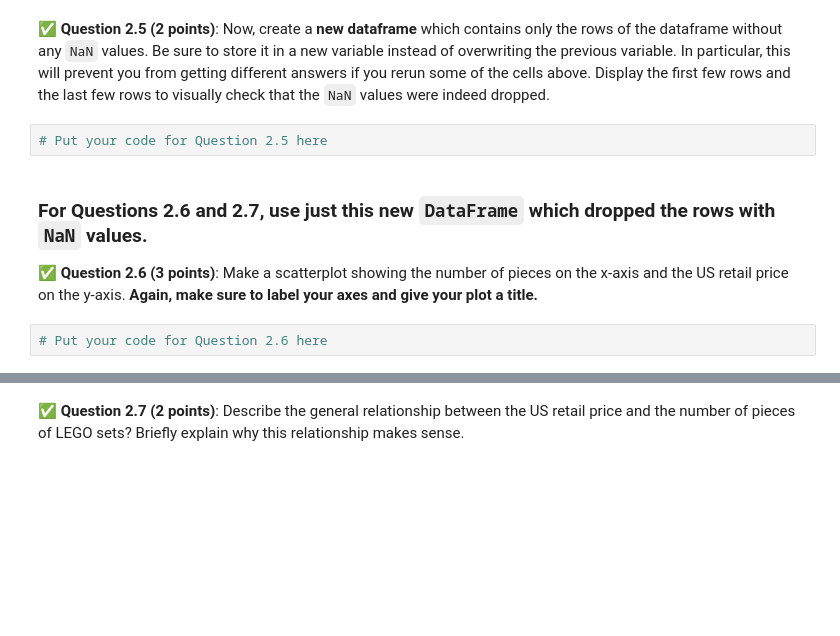
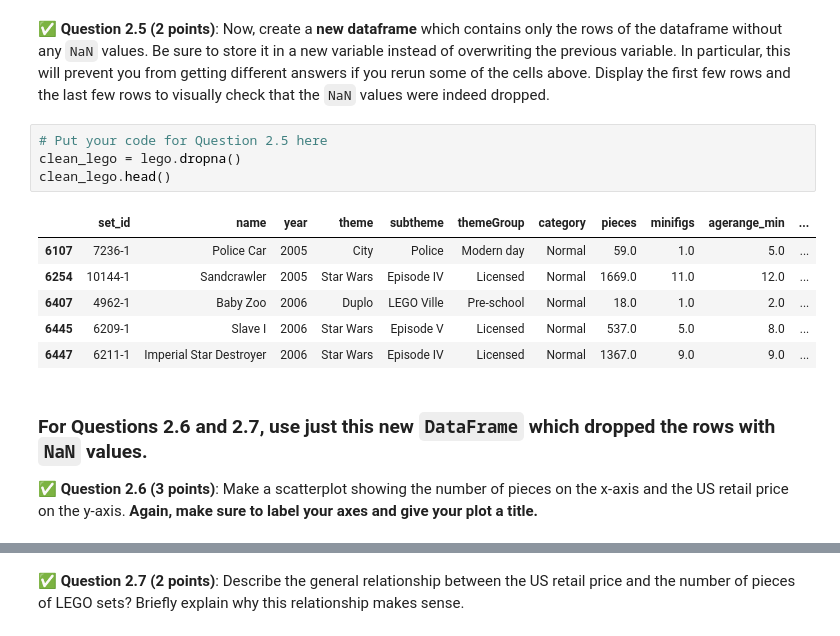
Before and after one commit to BadriAiman/cmse202-s24-turnin, a Jupyter notebook: midterm/CMSE202-Midterm-Section002-STUDENT.ipynb, the cells around one changed output, grey strips where cells are left out. Drawn from its saved outputs; the diff is of its cells as text; blank space fills up the shorter version.

```diff
--- a/midterm/CMSE202-Midterm-Section002-STUDENT.ipynb
+++ b/midterm/CMSE202-Midterm-Section002-STUDENT.ipynb
@@ -106,9 +148,16 @@ Now that you are more acquainted with the LEGO sets data in your `DataFrame`, le
 &#9989; **Question 2.5 (2 points)**: Now, create a **new dataframe** which contains only the rows of the dataframe without any `NaN` values. Be sure to store it in a new variable instead of overwriting the previous variable. In particular, this will prevent you from getting different answers if you rerun some of the cells above. Display the first few rows and the last few rows to visually check that the `NaN` values were indeed dropped.
 # %%
 # Put your code for Question 2.5 here
+clean_lego = lego.dropna()
+clean_lego.head()
+# %% [output]
+|  | set_id | name | year | theme | subtheme | themeGroup | category | pieces | minifigs | agerange_min | ... |
+| 6107 | 7236-1 | Police Car | 2005 | City | Police | Modern day | Normal | 59.0 | 1.0 | 5.0 | ... |
+| 6254 | 10144-1 | Sandcrawler | 2005 | Star Wars | Episode IV | Licensed | Normal | 1669.0 | 11.0 | 12.0 | ... |
+| 6407 | 4962-1 | Baby Zoo | 2006 | Duplo | LEGO Ville | Pre-school | Normal | 18.0 | 1.0 | 2.0 | ... |
+| 6445 | 6209-1 | Slave I | 2006 | Star Wars | Episode V | Licensed | Normal | 537.0 | 5.0 | 8.0 | ... |
+| 6447 | 6211-1 | Imperial Star Destroyer | 2006 | Star Wars | Episode IV | Licensed | Normal | 1367.0 | 9.0 | 9.0 | ... |
 # %% [markdown]
 ### For Questions 2.6 and 2.7, use just this new `DataFrame` which dropped the rows with `NaN` values.
 
 &#9989; **Question 2.6 (3 points)**: Make a scatterplot showing the number of pieces on the x-axis and the US retail price on the y-axis. **Again, make sure to label your axes and give your plot a title.**
-# %%
-# Put your code for Question 2.6 here
```
Also changed, not shown: parts of 17 cells of this notebook, 1 other file.
